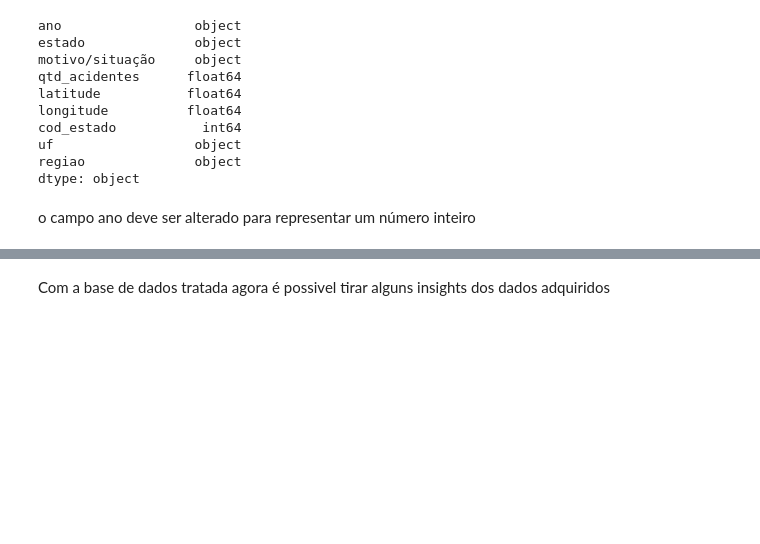
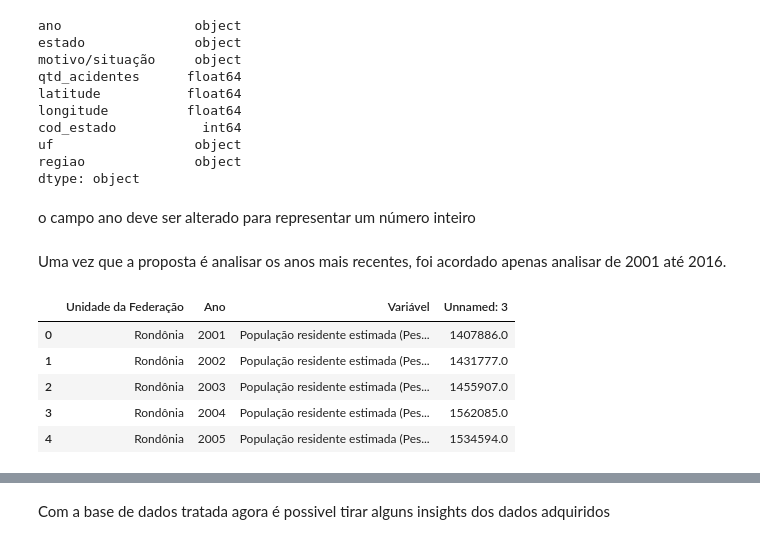
Before and after one commit to lorransr/CAT, a Jupyter notebook: Acidentes_de_Trabalho.ipynb, the cells around one changed output, grey strips where cells are left out. Cells and saved outputs as stored; diff of their text form; code cells hidden in the pictures; blank space fills up the shorter version.

```diff
--- a/Acidentes_de_Trabalho.ipynb
+++ b/Acidentes_de_Trabalho.ipynb
@@ -157,0 +167,13 @@ df_uf.ano = df_uf.ano.astype('int64')
+# %% [markdown]
+Uma vez que a proposta é analisar os anos mais recentes, foi acordado apenas analisar de 2001 até 2016.
+# %%
+url = "https://raw.githubusercontent.com/lorransr/CAT/master/estimativa_populacao.csv"
+dim_pop = pd.read_csv(url, sep=";",skiprows=1)
+dim_pop.head()
+# %% [output]
+|  | Unidade da Federação | Ano | Variável | Unnamed: 3 |
+| 0 | Rondônia | 2001 | População residente estimada (Pes... | 1407886.0 |
+| 1 | Rondônia | 2002 | População residente estimada (Pes... | 1431777.0 |
+| 2 | Rondônia | 2003 | População residente estimada (Pes... | 1455907.0 |
+| 3 | Rondônia | 2004 | População residente estimada (Pes... | 1562085.0 |
+| 4 | Rondônia | 2005 | População residente estimada (Pes... | 1534594.0 |
```
Also changed, not shown: parts of 55 cells of this notebook.
